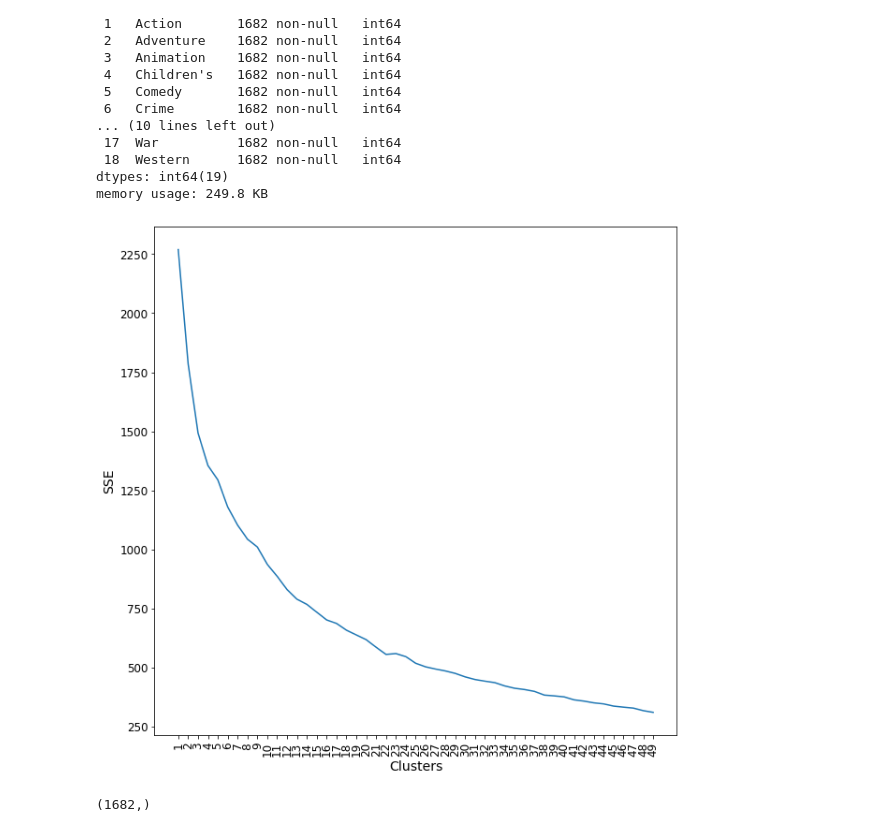
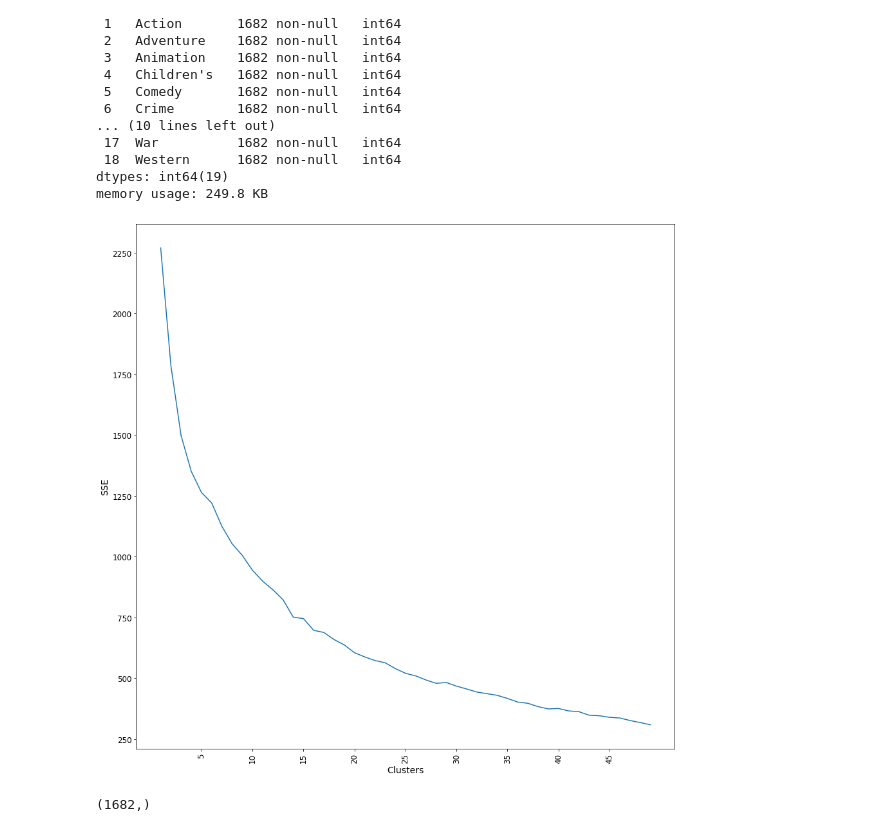
Before and after one commit to Xevenst/MovLensDataSet, a Jupyter notebook: Recommender_Systems_Final_Project.ipynb, the cells around one changed output. Cells and saved outputs as stored; diff of their text form; code cells hidden in the pictures.

```diff
--- a/Recommender_Systems_Final_Project.ipynb
+++ b/Recommender_Systems_Final_Project.ipynb
@@ -239,17 +233,17 @@ memory usage: 249.8 KB
 # %%
 from sklearn.cluster import KMeans
 #elbow method
 wcss = []
 for i in range(1,50):
-  k_means = KMeans(n_clusters=i,init='k-means++', random_state=150)
-  k_means.fit_predict(movie_set_genre)
+  k_means = KMeans(n_clusters=i,init='k-means++', random_state=75)
+  lb= k_means.fit_predict(movie_set_genre)
   wcss.append(k_means.inertia_)
 #plot elbow curve
-fig = plt.figure(figsize=(10,10))
+fig = plt.figure(figsize=(15,15))
 plt.plot(np.arange(1,50),wcss)
-plt.xticks(np.arange(1, 50, step=1),rotation=90)
+plt.xticks(np.arange(5, 50, step=5),rotation=90)
 plt.xlabel('Clusters')
 plt.ylabel('SSE')
 plt.show()
 # %% [output]
-[figure, old version]
+[figure, new version]
```
Also changed, not shown: parts of 14 cells of this notebook.
